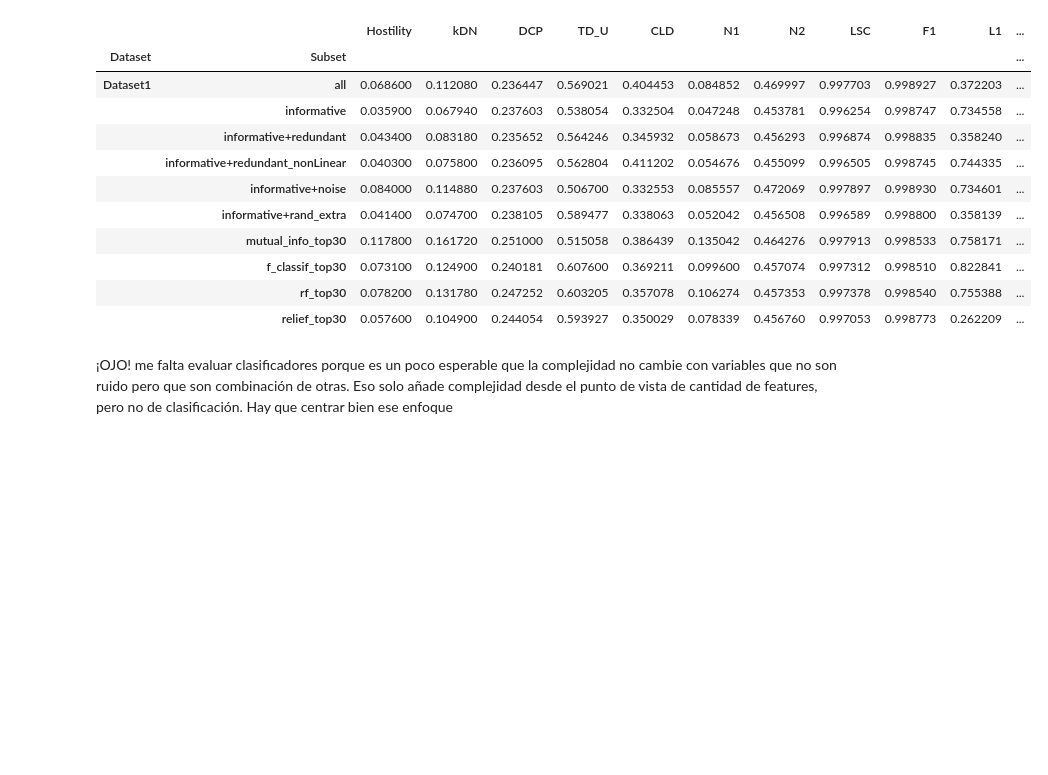
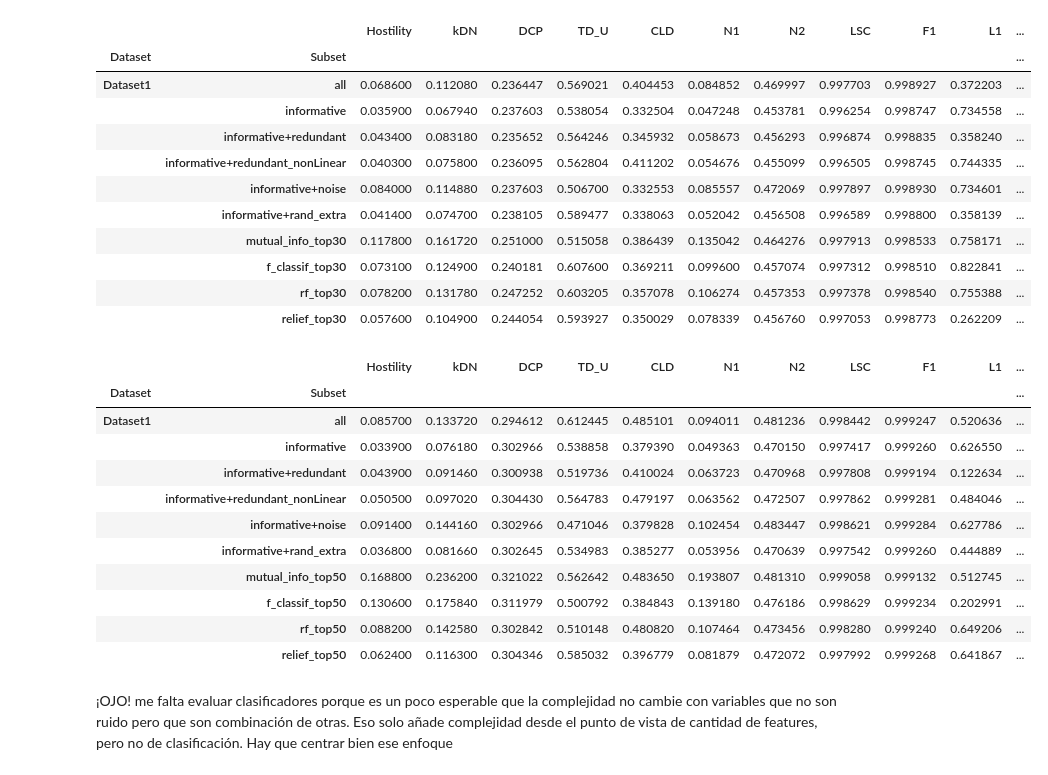
Before and after one commit to carmenlancho/FeatureSelection_Complexity, a Jupyter notebook: Notebooks/FeatureSelection_ComplexityEvaluation.ipynb, the cells around one changed output. Saved outputs shown, nothing was run; the diff lists cells and outputs as text; code cells hidden in the pictures; blank space fills up the shorter version.

```diff
--- a/Notebooks/FeatureSelection_ComplexityEvaluation.ipynb
+++ b/Notebooks/FeatureSelection_ComplexityEvaluation.ipynb
@@ -194,5 +194,24 @@ display(comparison_table.style.background_gradient(cmap="viridis")) #25min
 |  | f_classif_top30 | 0.073100 | 0.124900 | 0.240181 | 0.607600 | 0.369211 | 0.099600 | 0.457074 | 0.997312 | 0.998510 | 0.822841 | ... |
 |  | rf_top30 | 0.078200 | 0.131780 | 0.247252 | 0.603205 | 0.357078 | 0.106274 | 0.457353 | 0.997378 | 0.998540 | 0.755388 | ... |
 |  | relief_top30 | 0.057600 | 0.104900 | 0.244054 | 0.593927 | 0.350029 | 0.078339 | 0.456760 | 0.997053 | 0.998773 | 0.262209 | ... |
+# %%
+X, y, dict_info_feature = generate_synthetic_dataset(n_samples=10000,n_informative=50,n_noise=20,
+                                         n_redundant_linear=20,n_redundant_nonlinear=20,
+                                                     random_state=86785,noise_std=0.1)
+comparison_table = FS_complexity_experiment(X, y, dict_info_feature)
+display(comparison_table.style.background_gradient(cmap="viridis")) # 38 minutos
+# %% [output]
+|  |  | Hostility | kDN | DCP | TD_U | CLD | N1 | N2 | LSC | F1 | L1 | ... |
+| Dataset | Subset |  |  |  |  |  |  |  |  |  |  | ... |
+| Dataset1 | all | 0.085700 | 0.133720 | 0.294612 | 0.612445 | 0.485101 | 0.094011 | 0.481236 | 0.998442 | 0.999247 | 0.520636 | ... |
+|  | informative | 0.033900 | 0.076180 | 0.302966 | 0.538858 | 0.379390 | 0.049363 | 0.470150 | 0.997417 | 0.999260 | 0.626550 | ... |
+|  | informative+redundant | 0.043900 | 0.091460 | 0.300938 | 0.519736 | 0.410024 | 0.063723 | 0.470968 | 0.997808 | 0.999194 | 0.122634 | ... |
+|  | informative+redundant_nonLinear | 0.050500 | 0.097020 | 0.304430 | 0.564783 | 0.479197 | 0.063562 | 0.472507 | 0.997862 | 0.999281 | 0.484046 | ... |
+|  | informative+noise | 0.091400 | 0.144160 | 0.302966 | 0.471046 | 0.379828 | 0.102454 | 0.483447 | 0.998621 | 0.999284 | 0.627786 | ... |
+|  | informative+rand_extra | 0.036800 | 0.081660 | 0.302645 | 0.534983 | 0.385277 | 0.053956 | 0.470639 | 0.997542 | 0.999260 | 0.444889 | ... |
+|  | mutual_info_top50 | 0.168800 | 0.236200 | 0.321022 | 0.562642 | 0.483650 | 0.193807 | 0.481310 | 0.999058 | 0.999132 | 0.512745 | ... |
+|  | f_classif_top50 | 0.130600 | 0.175840 | 0.311979 | 0.500792 | 0.384843 | 0.139180 | 0.476186 | 0.998629 | 0.999234 | 0.202991 | ... |
+|  | rf_top50 | 0.088200 | 0.142580 | 0.302842 | 0.510148 | 0.480820 | 0.107464 | 0.473456 | 0.998280 | 0.999240 | 0.649206 | ... |
+|  | relief_top50 | 0.062400 | 0.116300 | 0.304346 | 0.585032 | 0.396779 | 0.081879 | 0.472072 | 0.997992 | 0.999268 | 0.641867 | ... |
 # %% [markdown]
 ¡OJO! me falta evaluar clasificadores porque es un poco esperable que la complejidad no cambie con variables que no son ruido pero que son combinación de otras. Eso solo añade complejidad desde el punto de vista de cantidad de features, pero no de clasificación. Hay que centrar bien ese enfoque
```
